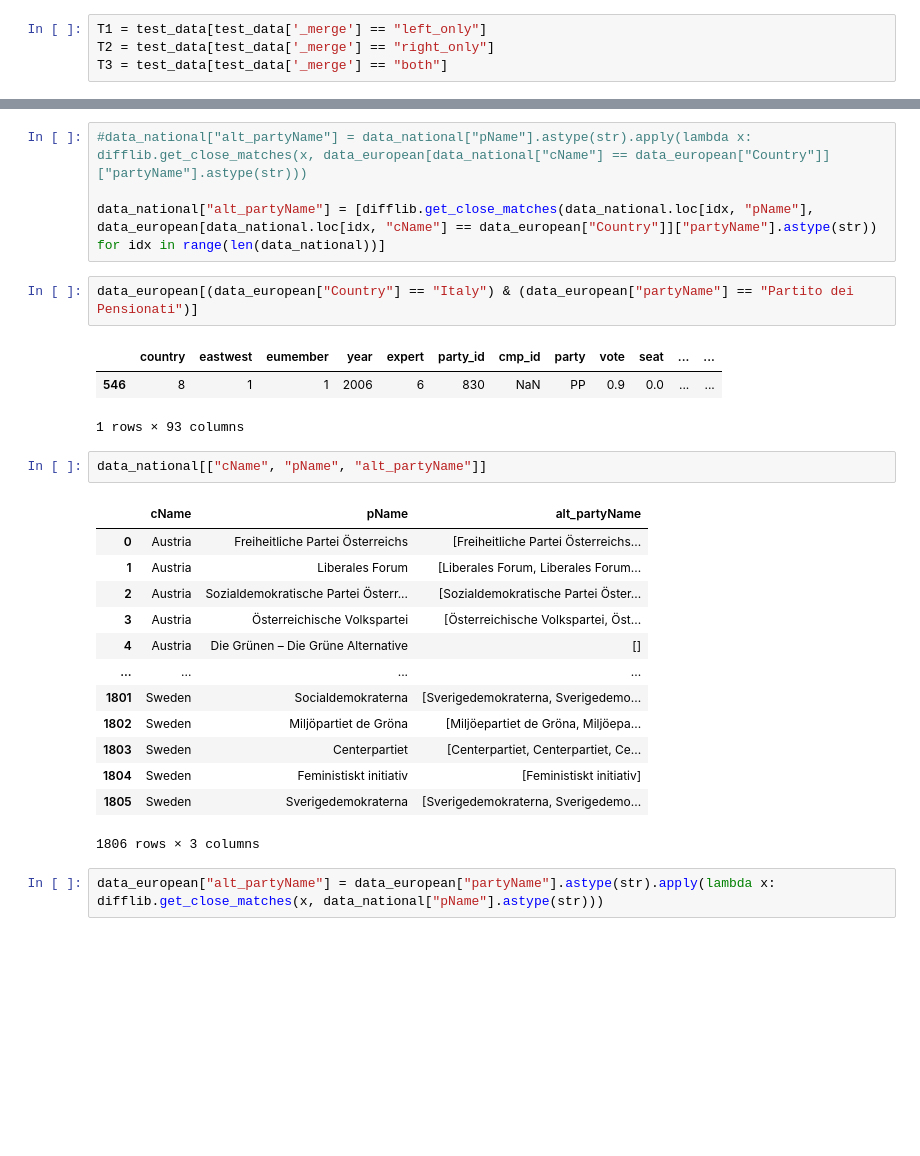
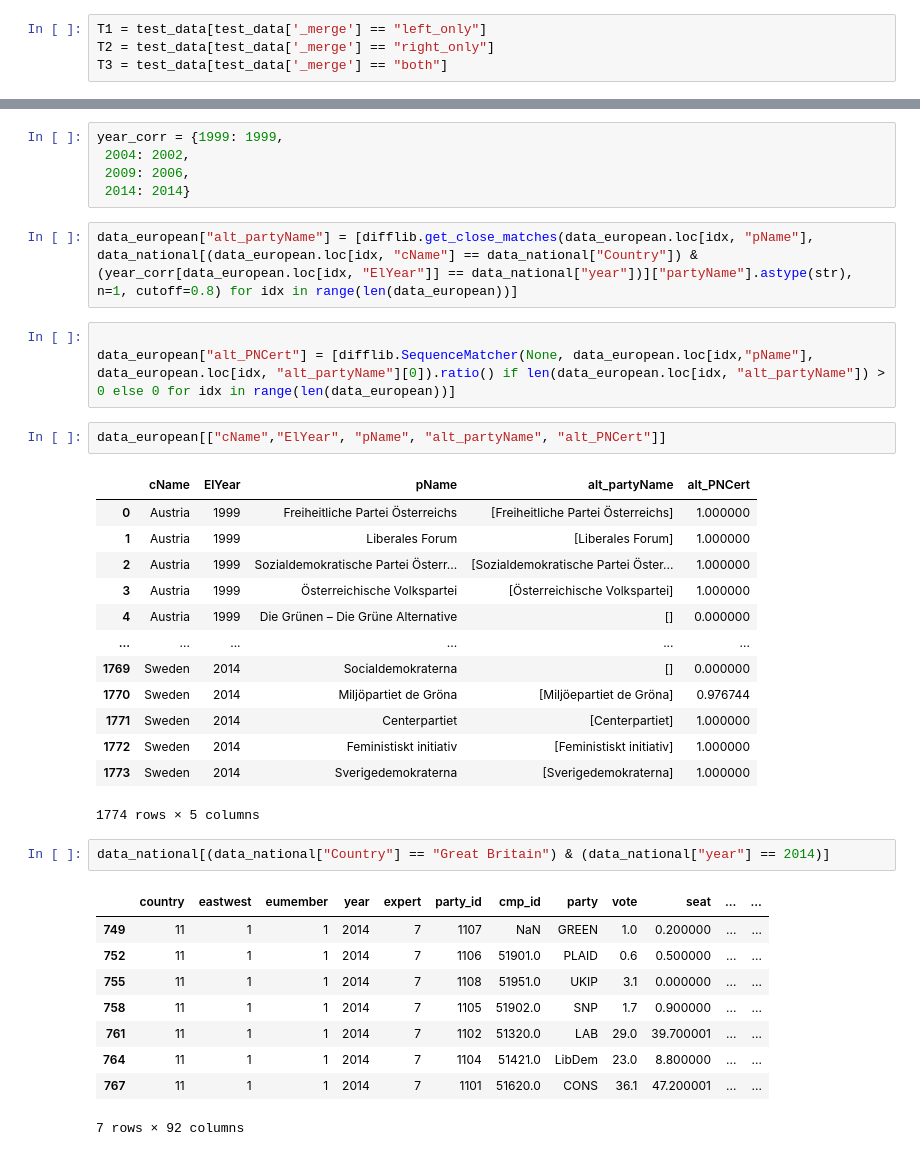
Before and after one commit to Drodriguez-9/european_vote_analysis, a Jupyter notebook: src/data/preprocess.ipynb, the cells around one changed output, grey strips where cells are left out. Drawn from its saved outputs; the diff is of its cells as text; blank space fills up the shorter version.

Commit message:
fuzzy match with year and country

```diff
--- a/src/data/preprocess.ipynb
+++ b/src/data/preprocess.ipynb
@@ -71,30 +64,40 @@ T3.describe()
-# %%
-#data_national["alt_partyName"] = data_national["pName"].astype(str).apply(lambda x: difflib.get_close_matches(x, data_european[data_national["cName"] == data_european["Country"]]["partyName"].astype(str)))
-
-data_national["alt_partyName"] = [difflib.get_close_matches(data_national.loc[idx, "pName"], data_european[data_national.loc[idx, "cName"] == data_european["Country"]]["partyName"].astype(str)) for idx in range(len(data_national))]
-# %%
-data_european[(data_european["Country"] == "Italy") & (data_european["partyName"] == "Partito dei Pensionati")]
-# %% [output]
-|  | country | eastwest | eumember | year | expert | party_id | cmp_id | party | vote | seat | ... | ... |
-| 546 | 8 | 1 | 1 | 2006 | 6 | 830 | NaN | PP | 0.9 | 0.0 | ... | ... |
-1 rows × 93 columns
+# %%
+year_corr = {1999: 1999,
+ 2004: 2002,
+ 2009: 2006,
+ 2014: 2014}
+# %%
+data_european["alt_partyName"] = [difflib.get_close_matches(data_european.loc[idx, "pName"], data_national[(data_european.loc[idx, "cName"] == data_national["Country"]) & (year_corr[data_european.loc[idx, "ElYear"]] == data_national["year"])]["partyName"].astype(str), n=1, cutoff=0.8) for idx in range(len(data_european))]
+# %%
+
+data_european["alt_PNCert"] = [difflib.SequenceMatcher(None, data_european.loc[idx,"pName"], data_european.loc[idx, "alt_partyName"][0]).ratio() if len(data_european.loc[idx, "alt_partyName"]) > 0 else 0 for idx in range(len(data_european))]
 # %%
-data_national[["cName", "pName", "alt_partyName"]]
+data_european[["cName","ElYear", "pName", "alt_partyName", "alt_PNCert"]]
 # %% [output]
-|  | cName | pName | alt_partyName |
-| 0 | Austria | Freiheitliche Partei Österreichs | [Freiheitliche Partei Österreichs... |
-| 1 | Austria | Liberales Forum | [Liberales Forum, Liberales Forum... |
-| 2 | Austria | Sozialdemokratische Partei Österr... | [Sozialdemokratische Partei Öster... |
-| 3 | Austria | Österreichische Volkspartei | [Österreichische Volkspartei, Öst... |
-| 4 | Austria | Die Grünen – Die Grüne Alternative | [] |
-| ... | ... | ... | ... |
-| 1801 | Sweden | Socialdemokraterna | [Sverigedemokraterna, Sverigedemo... |
-| 1802 | Sweden | Miljöpartiet de Gröna | [Miljöepartiet de Gröna, Miljöepa... |
-| 1803 | Sweden | Centerpartiet | [Centerpartiet, Centerpartiet, Ce... |
-| 1804 | Sweden | Feministiskt initiativ | [Feministiskt initiativ] |
-| 1805 | Sweden | Sverigedemokraterna | [Sverigedemokraterna, Sverigedemo... |
+|  | cName | ElYear | pName | alt_partyName | alt_PNCert |
+| 0 | Austria | 1999 | Freiheitliche Partei Österreichs | [Freiheitliche Partei Österreichs] | 1.000000 |
+| 1 | Austria | 1999 | Liberales Forum | [Liberales Forum] | 1.000000 |
+| 2 | Austria | 1999 | Sozialdemokratische Partei Österr... | [Sozialdemokratische Partei Öster... | 1.000000 |
+| 3 | Austria | 1999 | Österreichische Volkspartei | [Österreichische Volkspartei] | 1.000000 |
+| 4 | Austria | 1999 | Die Grünen – Die Grüne Alternative | [] | 0.000000 |
+| ... | ... | ... | ... | ... | ... |
+| 1769 | Sweden | 2014 | Socialdemokraterna | [] | 0.000000 |
+| 1770 | Sweden | 2014 | Miljöpartiet de Gröna | [Miljöepartiet de Gröna] | 0.976744 |
+| 1771 | Sweden | 2014 | Centerpartiet | [Centerpartiet] | 1.000000 |
+| 1772 | Sweden | 2014 | Feministiskt initiativ | [Feministiskt initiativ] | 1.000000 |
+| 1773 | Sweden | 2014 | Sverigedemokraterna | [Sverigedemokraterna] | 1.000000 |
-1806 rows × 3 columns
+1774 rows × 5 columns
-# %%
-data_european["alt_partyName"] = data_european["partyName"].astype(str).apply(lambda x: difflib.get_close_matches(x, data_national["pName"].astype(str)))
+# %%
+data_national[(data_national["Country"] == "Great Britain") & (data_national["year"] == 2014)]
+# %% [output]
+|  | country | eastwest | eumember | year | expert | party_id | cmp_id | party | vote | seat | ... | ... |
+| 749 | 11 | 1 | 1 | 2014 | 7 | 1107 | NaN | GREEN | 1.0 | 0.200000 | ... | ... |
+| 752 | 11 | 1 | 1 | 2014 | 7 | 1106 | 51901.0 | PLAID | 0.6 | 0.500000 | ... | ... |
+| 755 | 11 | 1 | 1 | 2014 | 7 | 1108 | 51951.0 | UKIP | 3.1 | 0.000000 | ... | ... |
+| 758 | 11 | 1 | 1 | 2014 | 7 | 1105 | 51902.0 | SNP | 1.7 | 0.900000 | ... | ... |
+| 761 | 11 | 1 | 1 | 2014 | 7 | 1102 | 51320.0 | LAB | 29.0 | 39.700001 | ... | ... |
+| 764 | 11 | 1 | 1 | 2014 | 7 | 1104 | 51421.0 | LibDem | 23.0 | 8.800000 | ... | ... |
+| 767 | 11 | 1 | 1 | 2014 | 7 | 1101 | 51620.0 | CONS | 36.1 | 47.200001 | ... | ... |
+7 rows × 92 columns
 # %%
 data_european[["Country", "partyName", "alt_partyName"]]
```
Also changed, not shown: parts of 15 cells of this notebook.
